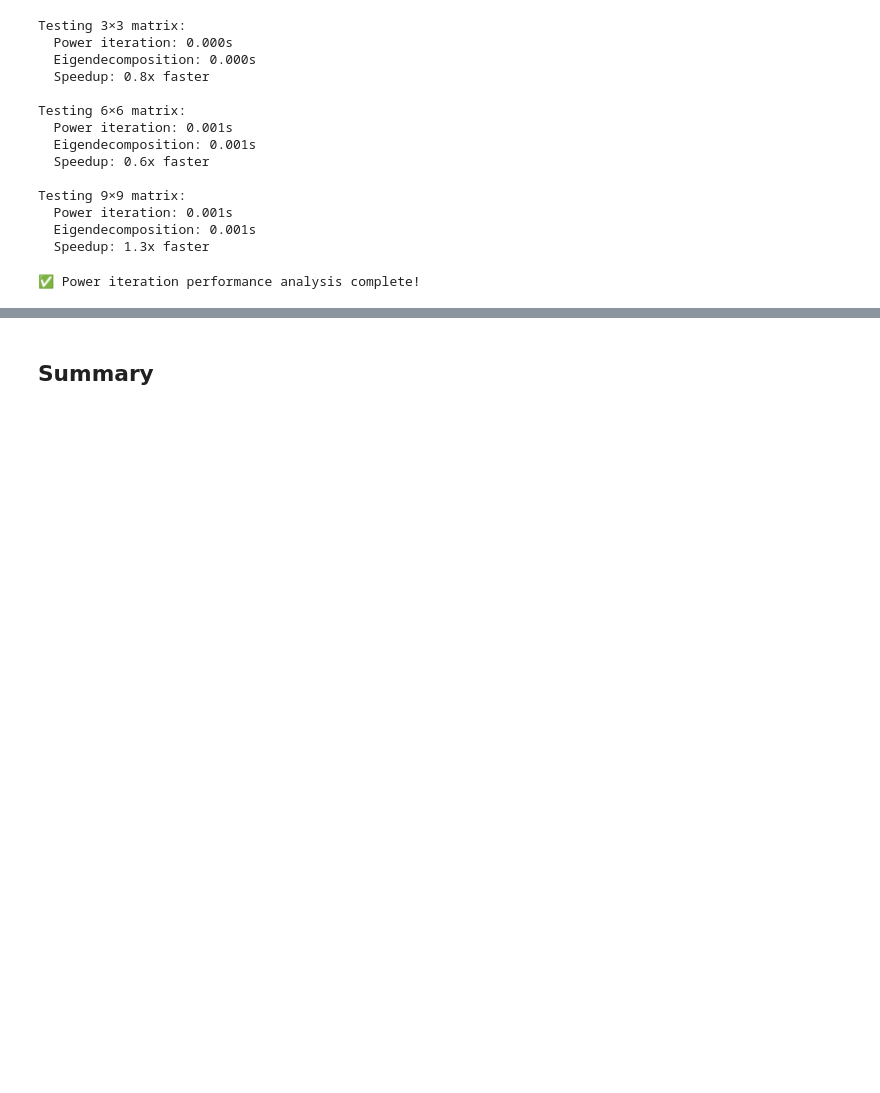
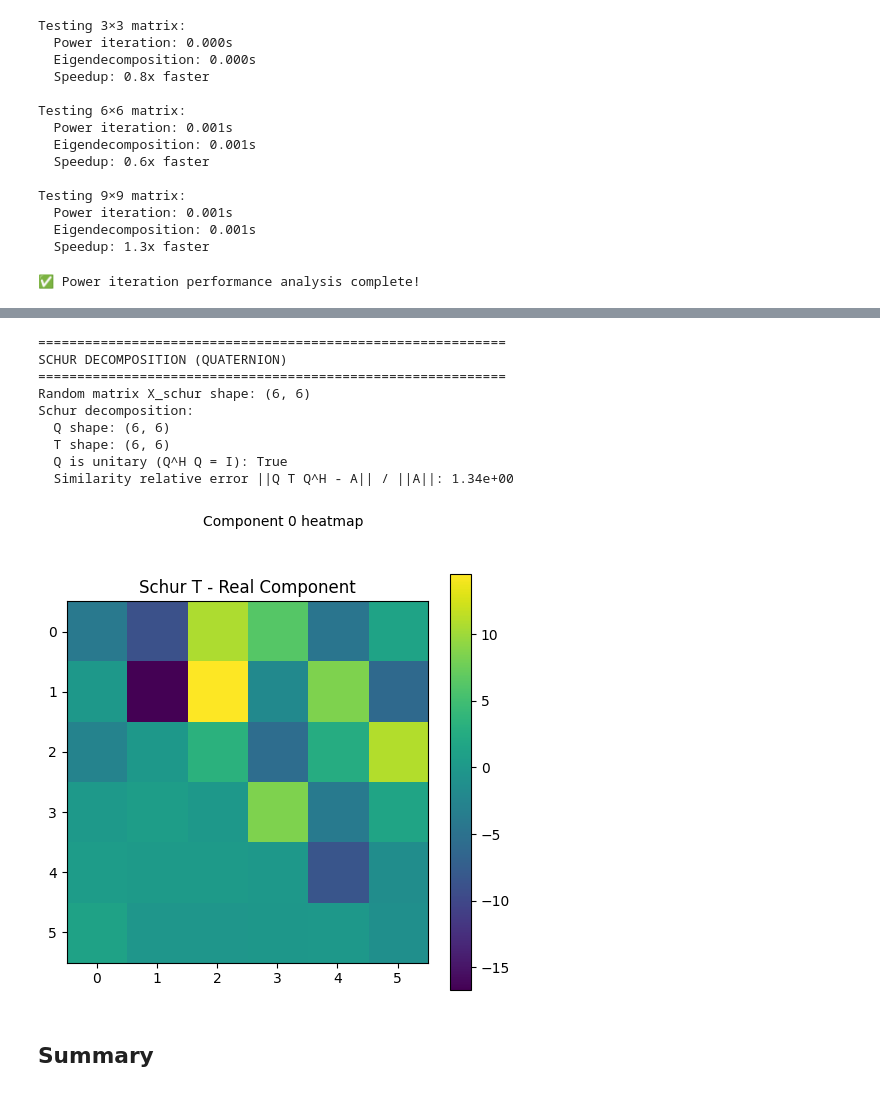
Before and after one commit to vleplat/QuatIca, a Jupyter notebook: QuatIca_Core_Functionality_Demo.ipynb, the cells around one changed output, grey strips where cells are left out. Drawn from its saved outputs; the diff is of its cells as text; code cells hidden in the pictures; blank space fills up the shorter version.

```diff
--- a/QuatIca_Core_Functionality_Demo.ipynb
+++ b/QuatIca_Core_Functionality_Demo.ipynb
@@ -728,3 +726,46 @@ Hessenberg reduction:
+# %%
+from core.decomp.schur import quaternion_schur
+
+print("\n" + "="*60)
+print("SCHUR DECOMPOSITION (QUATERNION)")
+print("="*60)
+
+# Create a random quaternion matrix (general, non-Hermitian)
+X_schur = create_test_matrix(6, 6)
+print("Random matrix X_schur shape:", X_schur.shape)
+
+# Compute Schur decomposition
+Q_s, T_s = quaternion_schur(X_schur, max_iter=300, tol=1e-10)
+print("Schur decomposition:")
+print("  Q shape:", Q_s.shape)
+print("  T shape:", T_s.shape)
+
+# Verify unitarity of Q: Q^H Q = I
+QH = quat_hermitian(Q_s)
+I_check_s = quat_matmat(QH, Q_s)
+is_unitary_s = np.allclose(I_check_s, quat_eye(Q_s.shape[0]), atol=1e-8)
+print("  Q is unitary (Q^H Q = I):", is_unitary_s)
+
+# Verify similarity: A ≈ Q T Q^H
+QTQH = quat_matmat(quat_matmat(Q_s, T_s), QH)
+sim_err_s = quat_frobenius_norm(QTQH - X_schur)
+rel_sim_err_s = sim_err_s / (1e-12 + quat_frobenius_norm(X_schur))
+print(f"  Similarity relative error ||Q T Q^H - A|| / ||A||: {rel_sim_err_s:.2e}")
+
+# Visualize the real component to illustrate triangular pattern
+from core.visualization import Visualizer
+Visualizer.visualize_matrix(T_s, component=0, title="Schur T - Real Component")
+# %% [output]
+============================================================
+SCHUR DECOMPOSITION (QUATERNION)
+============================================================
+Random matrix X_schur shape: (6, 6)
+Schur decomposition:
+  Q shape: (6, 6)
+  T shape: (6, 6)
+  Q is unitary (Q^H Q = I): True
+  Similarity relative error ||Q T Q^H - A|| / ||A||: 1.34e+00
+[figure, added]
 # %% [markdown]
 ## Summary
 # %%
```
Also changed, not shown: parts of 6 cells of this notebook, 19 other files.
